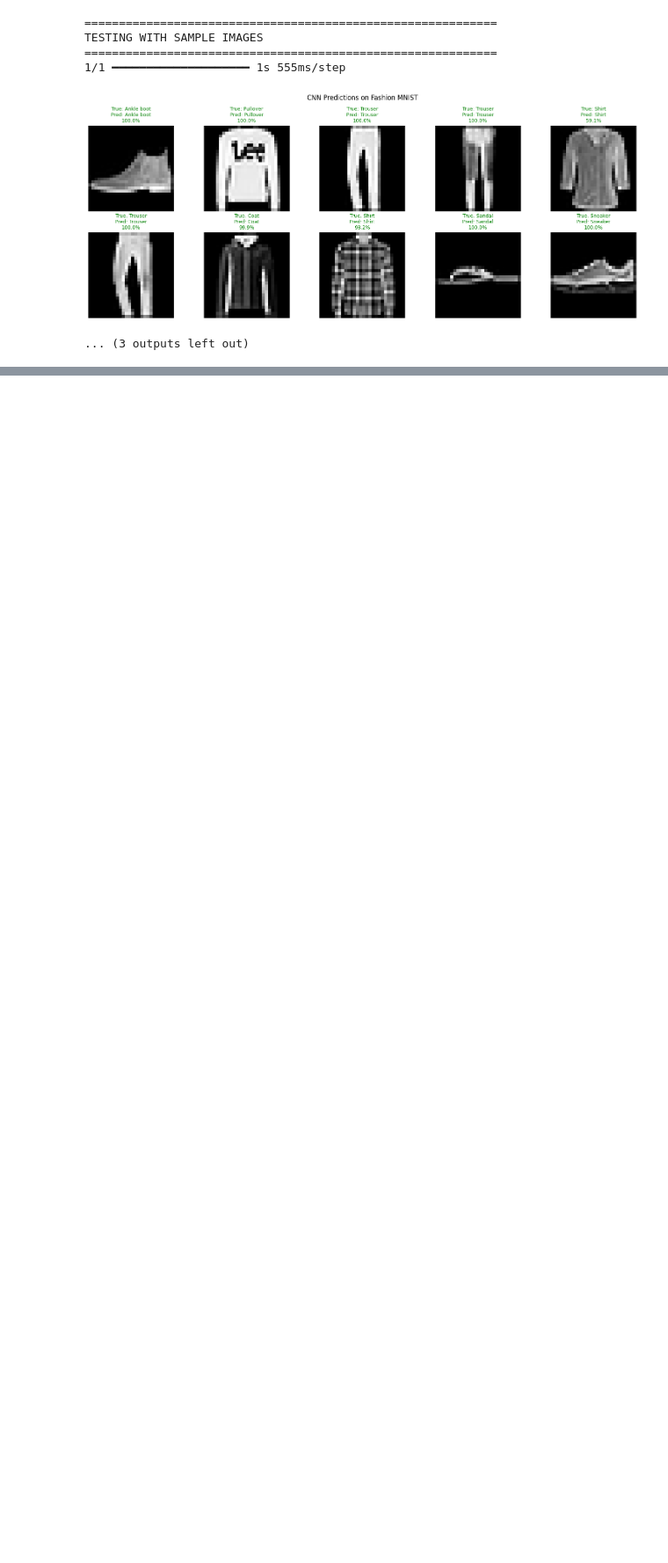
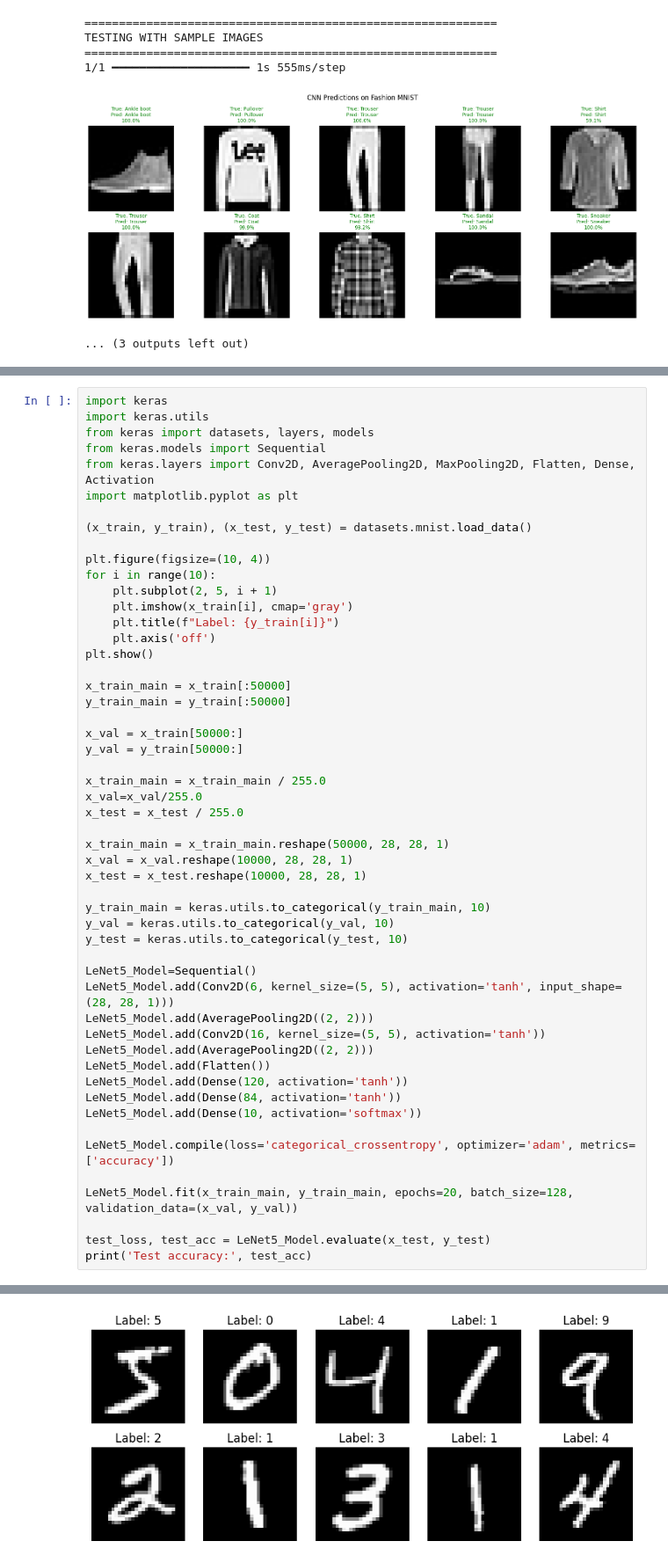
Before and after one commit to KeerthanaSistla/Sem6DeepLearning, a Jupyter notebook: DeepLearningSem6.ipynb, the cells around one changed output, grey strips where cells are left out. Shown at 88% size. Cells and saved outputs as stored; diff of their text form; blank space fills up the shorter version.

```diff
--- a/DeepLearningSem6.ipynb
+++ b/DeepLearningSem6.ipynb
@@ -2508,0 +2513,53 @@ TESTING WITH SAMPLE IMAGES
+# %%
+import keras
+import keras.utils
+from keras import datasets, layers, models
+from keras.models import Sequential
+from keras.layers import Conv2D, AveragePooling2D, MaxPooling2D, Flatten, Dense, Activation
+import matplotlib.pyplot as plt
+
+(x_train, y_train), (x_test, y_test) = datasets.mnist.load_data()
+
+plt.figure(figsize=(10, 4))
+for i in range(10):
+    plt.subplot(2, 5, i + 1)
+    plt.imshow(x_train[i], cmap='gray')
+    plt.title(f"Label: {y_train[i]}")
+    plt.axis('off')
+plt.show()
+
+x_train_main = x_train[:50000]
+y_train_main = y_train[:50000]
+
+x_val = x_train[50000:]
+y_val = y_train[50000:]
+
+x_train_main = x_train_main / 255.0
+x_val=x_val/255.0
+x_test = x_test / 255.0
+
+x_train_main = x_train_main.reshape(50000, 28, 28, 1)
+x_val = x_val.reshape(10000, 28, 28, 1)
+x_test = x_test.reshape(10000, 28, 28, 1)
+
+y_train_main = keras.utils.to_categorical(y_train_main, 10)
+y_val = keras.utils.to_categorical(y_val, 10)
+y_test = keras.utils.to_categorical(y_test, 10)
+
+LeNet5_Model=Sequential()
+LeNet5_Model.add(Conv2D(6, kernel_size=(5, 5), activation='tanh', input_shape=(28, 28, 1)))
+LeNet5_Model.add(AveragePooling2D((2, 2)))
+LeNet5_Model.add(Conv2D(16, kernel_size=(5, 5), activation='tanh'))
+LeNet5_Model.add(AveragePooling2D((2, 2)))
+LeNet5_Model.add(Flatten())
+LeNet5_Model.add(Dense(120, activation='tanh'))
+LeNet5_Model.add(Dense(84, activation='tanh'))
+LeNet5_Model.add(Dense(10, activation='softmax'))
+
+LeNet5_Model.compile(loss='categorical_crossentropy', optimizer='adam', metrics=['accuracy'])
+
+LeNet5_Model.fit(x_train_main, y_train_main, epochs=20, batch_size=128, validation_data=(x_val, y_val))
+
+test_loss, test_acc = LeNet5_Model.evaluate(x_test, y_test)
+print('Test accuracy:', test_acc)
+# %% [output]
@@ -2508,0 +2568 @@ TESTING WITH SAMPLE IMAGES
+[figure, added]
```
Also changed, not shown: parts of 18 cells of this notebook.
